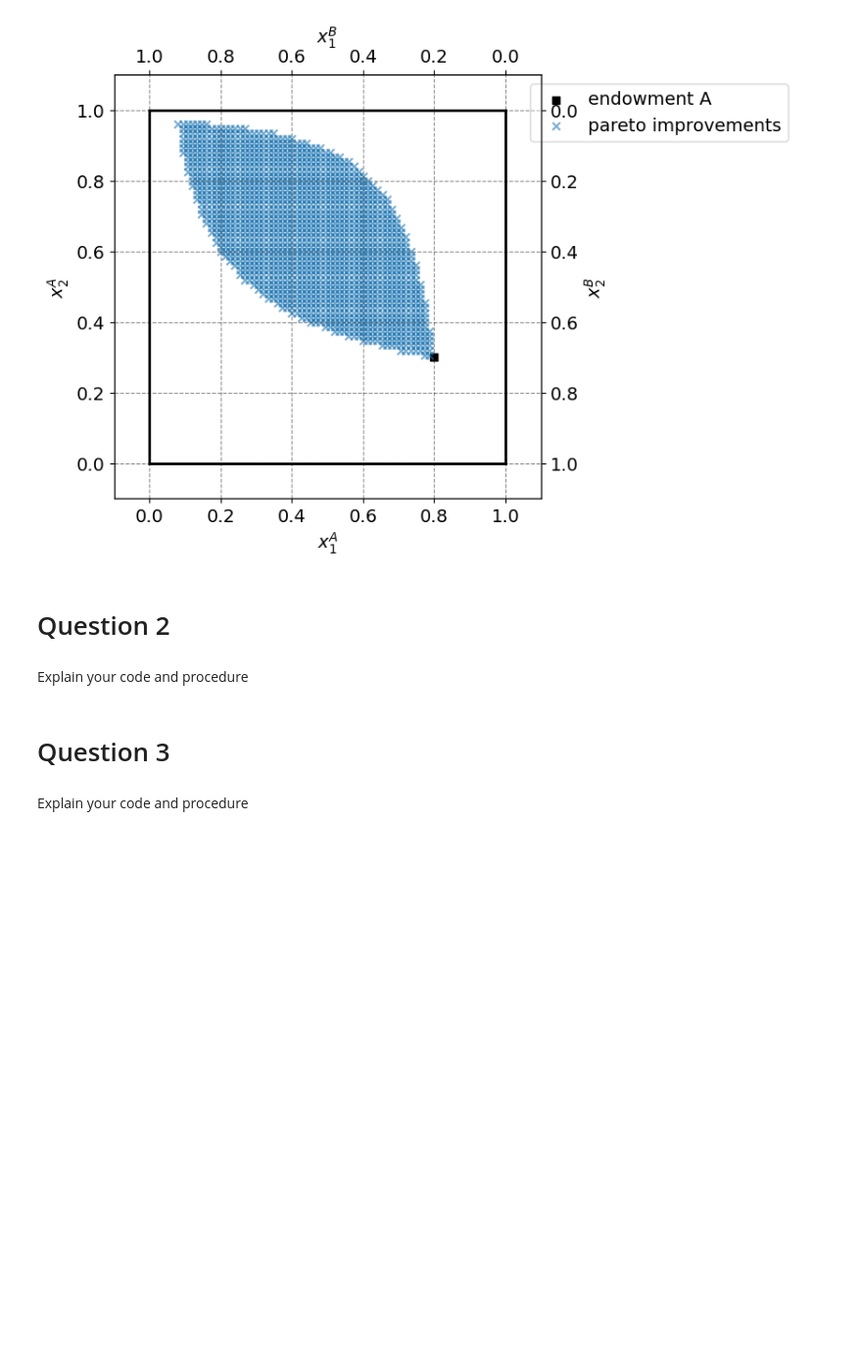
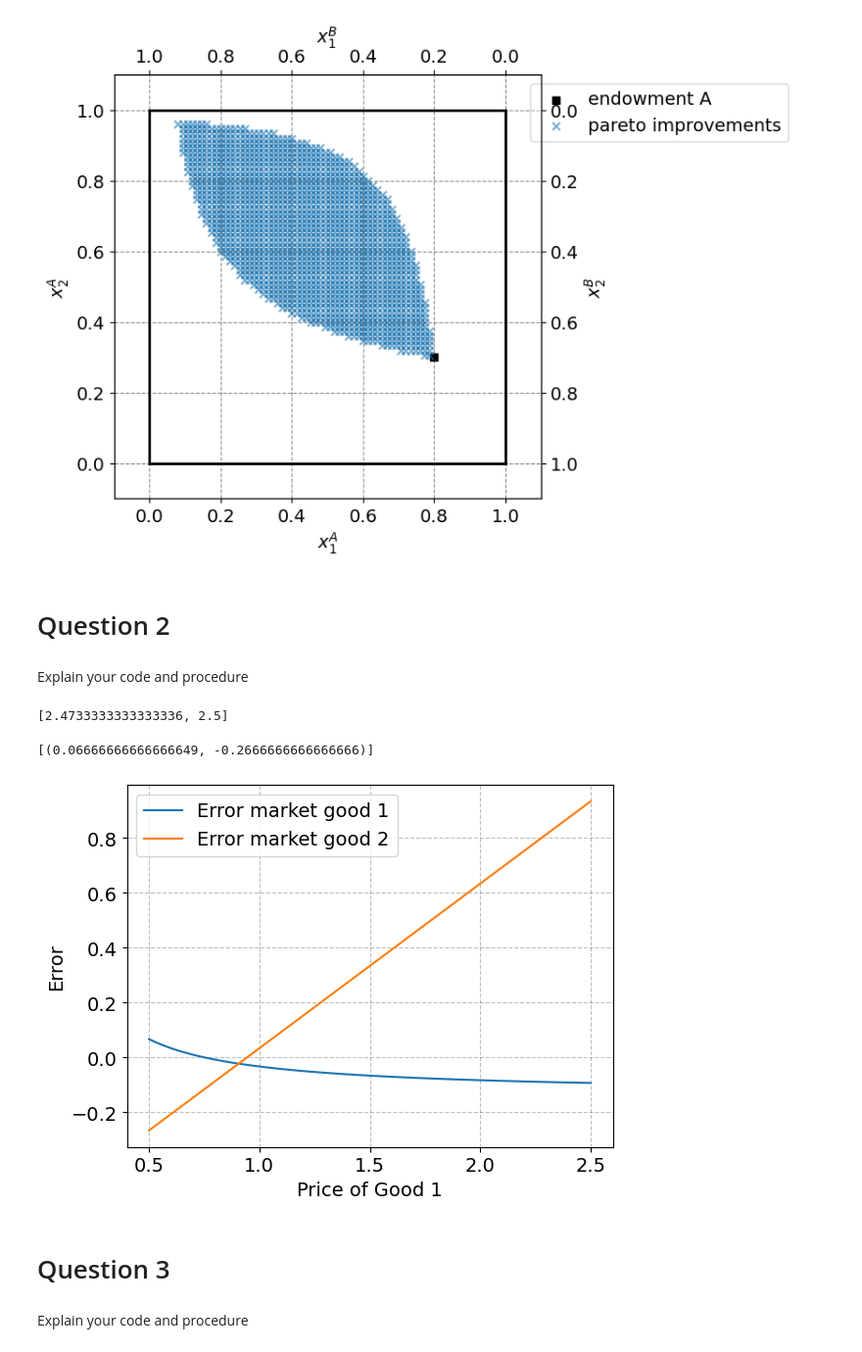
Before and after one commit to NumEconCopenhagen/projects-2024-andy-og-birdy, a Jupyter notebook: inauguralproject/inauguralproject.ipynb, the cells around one changed output. Shown at 98% size. Saved outputs shown, nothing was run; the diff lists cells and outputs as text; code cells hidden in the pictures; blank space fills up the shorter version.

```diff
--- a/inauguralproject/inauguralproject.ipynb
+++ b/inauguralproject/inauguralproject.ipynb
@@ -105,3 +103,41 @@ Explain your code and procedure
+# %%
+
+p1 = []
+
+for x in range(N+1):
+    new = 0.5+2*x/N
+    p1.append(new)
+
+print(p1[74:76])
+# code
+# %% [output]
+[2.4733333333333336, 2.5]
+# %%
+
+error = []
+
+for x in p1:
+    append_e = model.check_market_clearing(x)
+    error.append(append_e)
+
+print(error[0:1])
+
+
+
+errors_1 = [e[0] for e in error]
+errors_2 = [e[1] for e in error]
+
+
+
+plt.plot(p1, errors_1, label='Error market good 1')
+plt.plot(p1, errors_2, label='Error market good 2')
+plt.xlabel('Price of Good 1')
+plt.ylabel('Error')
+plt.legend()
+plt.show()
+# %% [output]
+[(0.06666666666666649, -0.2666666666666666)]
+[figure, added]
 # %% [markdown]
 # Question 3
 # %% [markdown]
```
Also changed, not shown: parts of 3 cells of this notebook, 1 other file.
